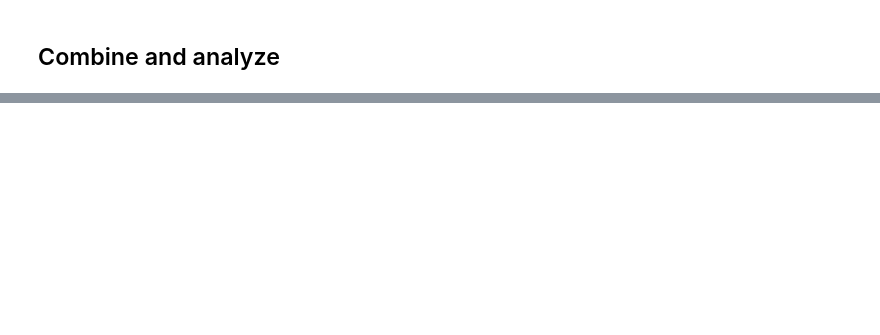
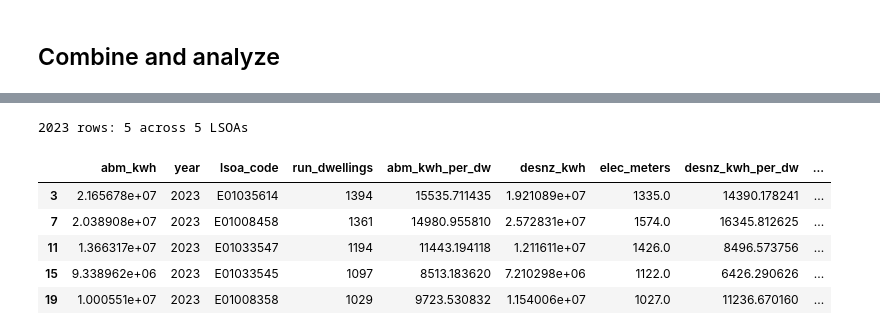
Before and after one commit to AlejandroBeltranA/spdt_abm, a Jupyter notebook: notebooks/energy-model-calibration.ipynb, the cells around one changed output, grey strips where cells are left out. Saved outputs shown, nothing was run; the diff lists cells and outputs as text; code cells hidden in the pictures; blank space fills up the shorter version.

```diff
--- a/notebooks/energy-model-calibration.ipynb
+++ b/notebooks/energy-model-calibration.ipynb
@@ -18,11 +18,11 @@ pd.set_option('display.max_columns', 50)
 Edit these as needed. `RUN_MODEL` defaults to False (use existing outputs).
 # %%
 # Data paths (relative to repo root)
-GEOJSON     = Path('data/epc_abm_newcastle.geojson')
-CLIMATE     = Path('data/ncc_2t_timeseries_2010_2039.parquet')
-HIDP_CSV    = Path('data/hidp_uprn_matches_tiered.csv')
-ELEC_XLSX   = Path('data/LSOA_domestic_elec_2010-2023.xlsx')
-GAS_XLSX    = Path('data/LSOA_domestic_gas_2010-2023.xlsx')
+GEOJSON     = Path('../data/epc_abm_newcastle.geojson')
+CLIMATE     = Path('../data/ncc_2t_timeseries_2010_2039.parquet')
+HIDP_CSV    = Path('../data/hidp_uprn_matches_tiered.csv')
+ELEC_XLSX   = Path('../data/LSOA_domestic_elec_2010-2023.xlsx')
+GAS_XLSX    = Path('../data/LSOA_domestic_gas_2010-2023.xlsx')
 OUTDIR      = Path('results/calibration')
 OUTDIR.mkdir(parents=True, exist_ok=True)
 
@@ -170,0 +242,12 @@ desnz_tot['desnz_kwh_per_dw'] = desnz_tot['desnz_kwh'] / desnz_tot['elec_meters'
+# %%
+from pathlib import Path
+
+# Load latest ABM batch rollup
+rollups = sorted(Path('results_lsoa').glob('abm_year_all_*.parquet'))
+if not rollups:
+    raise FileNotFoundError('No abm_year_all_<stamp>.parquet in results_lsoa')
+abm_path = rollups[-1]
+abm_batch = pd.read_parquet(abm_path)
+if 'run_dwellings' not in abm_batch.columns:
+    abm_batch['run_dwellings'] = abm_batch['abm_kwh'] / abm_batch['abm_kwh_per_dw']
+print(f"Loaded ABM batch: {abm_path.name} ({len(abm_batch):,} rows)")
@@ -188,0 +282,12 @@ display(summary.style.format({'mape':'{:.1f}%','median_ratio':'{:.3f}','mean_rat
+# %%
+cmp_2023 = cmp[cmp["year"] == 2023].copy()
+print(f"2023 rows: {len(cmp_2023):,} across {cmp_2023[LSOA_COL].nunique()} LSOAs")
+display(cmp_2023.head())
+# %% [output]
+2023 rows: 5 across 5 LSOAs
+|  | abm_kwh | year | lsoa_code | run_dwellings | abm_kwh_per_dw | desnz_kwh | elec_meters | desnz_kwh_per_dw | ... |
+| 3 | 2.165678e+07 | 2023 | E01035614 | 1394 | 15535.711435 | 1.921089e+07 | 1335.0 | 14390.178241 | ... |
+| 7 | 2.038908e+07 | 2023 | E01008458 | 1361 | 14980.955810 | 2.572831e+07 | 1574.0 | 16345.812625 | ... |
+| 11 | 1.366317e+07 | 2023 | E01033547 | 1194 | 11443.194118 | 1.211611e+07 | 1426.0 | 8496.573756 | ... |
+| 15 | 9.338962e+06 | 2023 | E01033545 | 1097 | 8513.183620 | 7.210298e+06 | 1122.0 | 6426.290626 | ... |
+| 19 | 1.000551e+07 | 2023 | E01008358 | 1029 | 9723.530832 | 1.154006e+07 | 1027.0 | 11236.670160 | ... |
```
Also changed, not shown: parts of 32 cells of this notebook, 10 other files.
